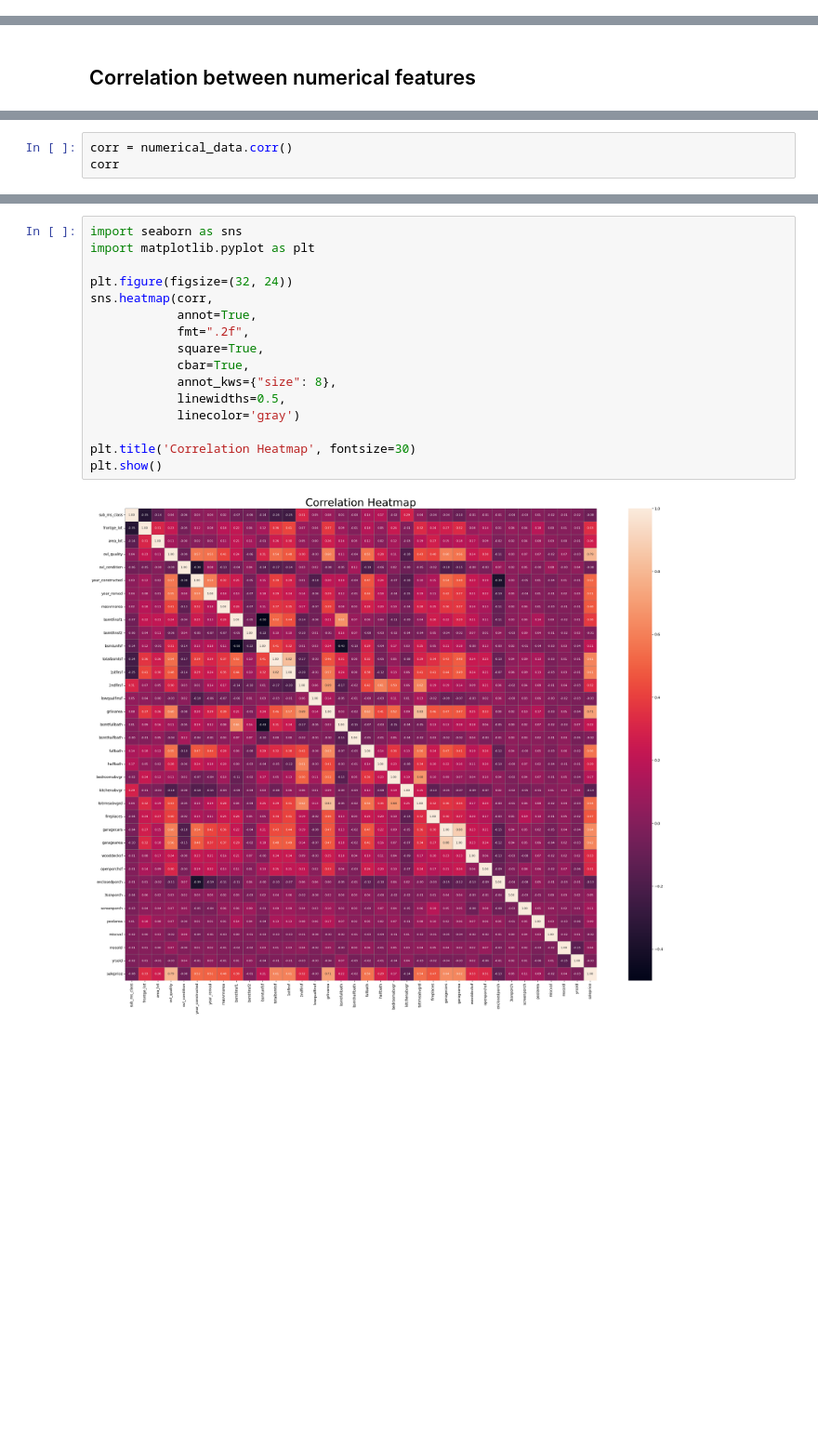
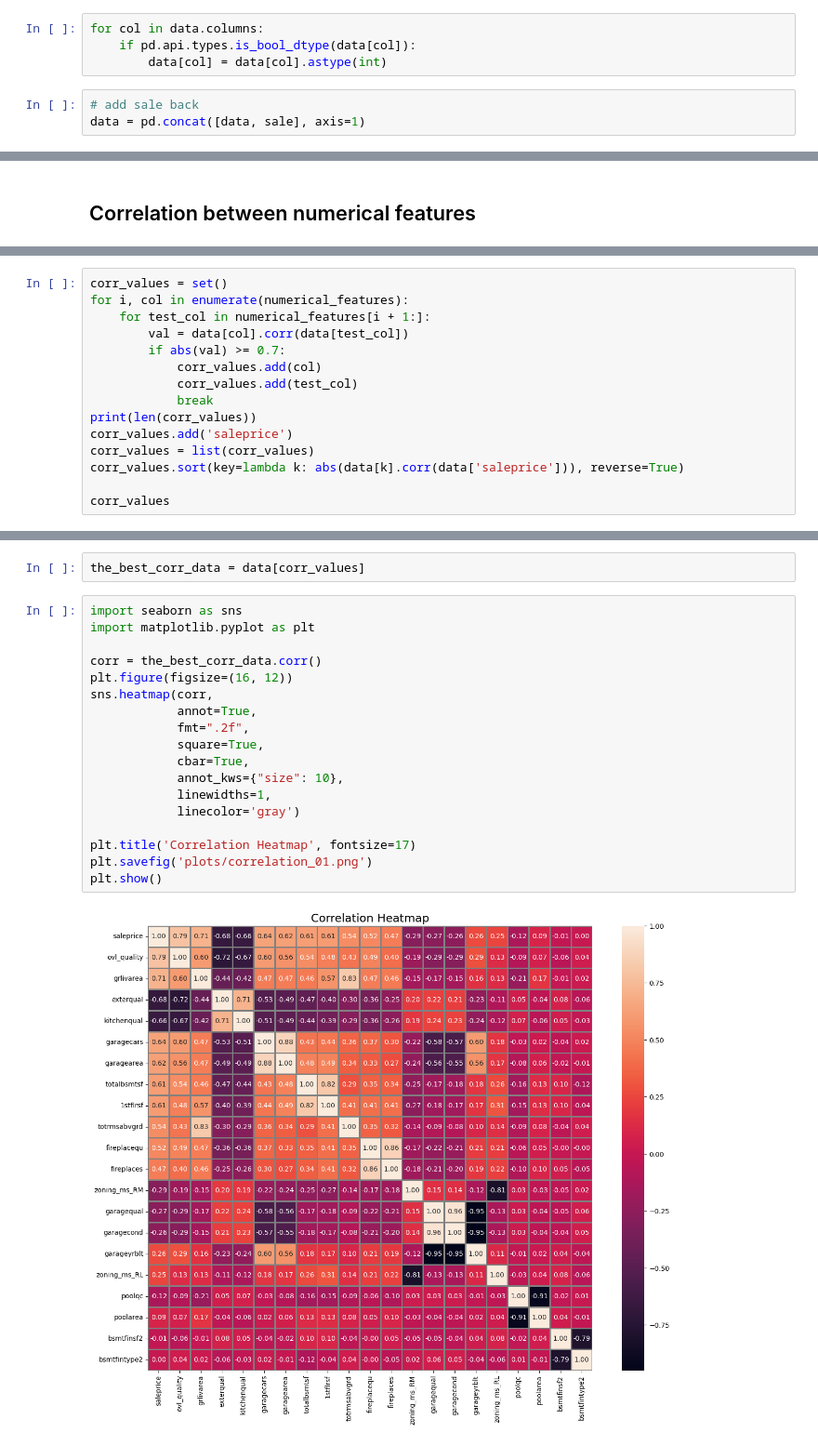
Before and after one commit to zetatiabdelhakim/BCG, a Jupyter notebook: data_preparation.ipynb, the cells around one changed output, grey strips where cells are left out. Shown at 93% size. Saved outputs shown, nothing was run; the diff lists cells and outputs as text; blank space fills up the shorter version.

Commit message:
docs: numerical_data

```diff
--- a/data_preparation.ipynb
+++ b/data_preparation.ipynb
@@ -227,3 +439,10 @@ for col in garage_columns:
+# %%
+for col in data.columns:
+    if pd.api.types.is_bool_dtype(data[col]):
+        data[col] = data[col].astype(int)
+# %%
+# add sale back
+data = pd.concat([data, sale], axis=1)
 # %% [markdown]
 <br/>
 <hr/>
@@ -256,4 +473,16 @@ numerical_data = data[numerical_features]
 # %%
-corr = numerical_data.corr()
-corr
+corr_values = set()
+for i, col in enumerate(numerical_features):
+    for test_col in numerical_features[i + 1:]:
+        val = data[col].corr(data[test_col])
+        if abs(val) >= 0.7:
+            corr_values.add(col)
+            corr_values.add(test_col)
+            break
+print(len(corr_values))
+corr_values.add('saleprice')
+corr_values = list(corr_values)
+corr_values.sort(key=lambda k: abs(data[k].corr(data['saleprice'])), reverse=True)
+
+corr_values
 # %% [output]
@@ -278,18 +507,22 @@ corr
+# %%
+the_best_corr_data = data[corr_values]
 # %%
 import seaborn as sns
 import matplotlib.pyplot as plt
 
-plt.figure(figsize=(32, 24))
+corr = the_best_corr_data.corr()
+plt.figure(figsize=(16, 12))
 sns.heatmap(corr,
             annot=True,
             fmt=".2f",
             square=True,
             cbar=True,
-            annot_kws={"size": 8},
-            linewidths=0.5,
+            annot_kws={"size": 10},
+            linewidths=1,
             linecolor='gray')
 
-plt.title('Correlation Heatmap', fontsize=30)
+plt.title('Correlation Heatmap', fontsize=17)
+plt.savefig('plots/correlation_01.png')
 plt.show()
 # %% [output]
-[figure, old version]
+[figure, new version]
```
Also changed, not shown: parts of 47 cells of this notebook, 1 other file.
